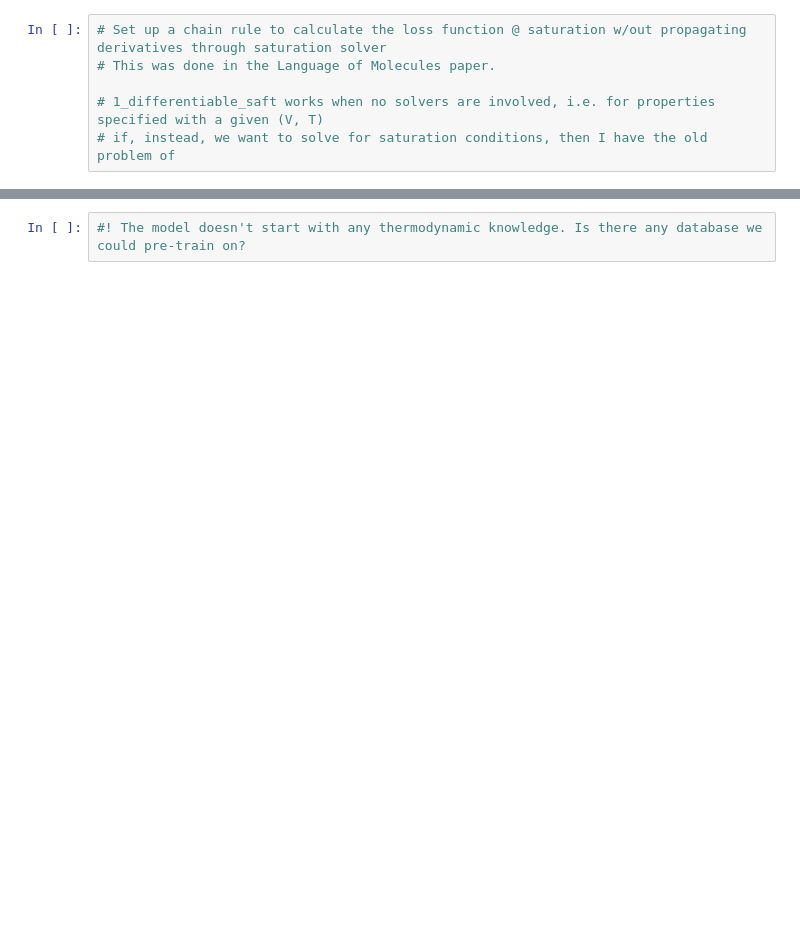
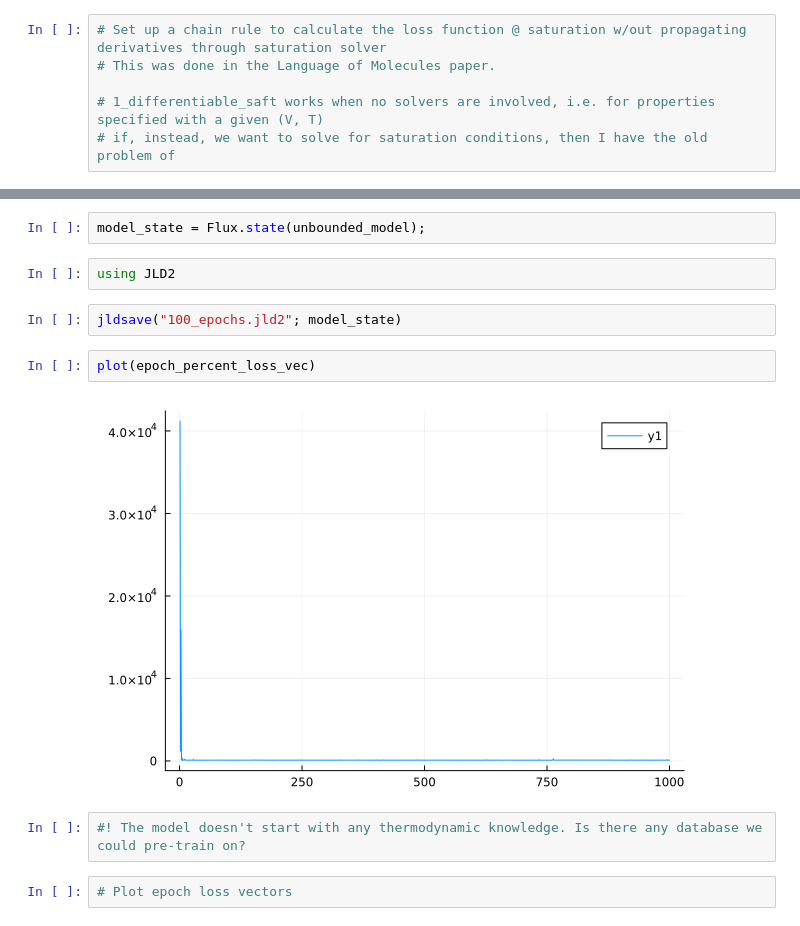
Before and after one commit to lucpaoli/SAFT_ML, a Jupyter notebook: 6_sat_solver_NN.ipynb, the cells around one changed output, grey strips where cells are left out. Cells and saved outputs as stored; diff of their text form; blank space fills up the shorter version.

Commit message:
100 epochs, 49% error

```diff
--- a/6_sat_solver_NN.ipynb
+++ b/6_sat_solver_NN.ipynb
@@ -257,2 +317,14 @@ Epoch: 20, Loss: (μ=0.9787283, σ=0.010470124), Percent Error: 145.84695
+# %%
+model_state = Flux.state(unbounded_model);
+# %%
+using JLD2
+# %%
+jldsave("100_epochs.jld2"; model_state)
+# %%
+plot(epoch_percent_loss_vec)
+# %% [output]
+[figure, added]
 # %%
 #! The model doesn't start with any thermodynamic knowledge. Is there any database we could pre-train on?
+# %%
+# Plot epoch loss vectors
```
Also changed, not shown: parts of 6 cells of this notebook, 2 other files.
